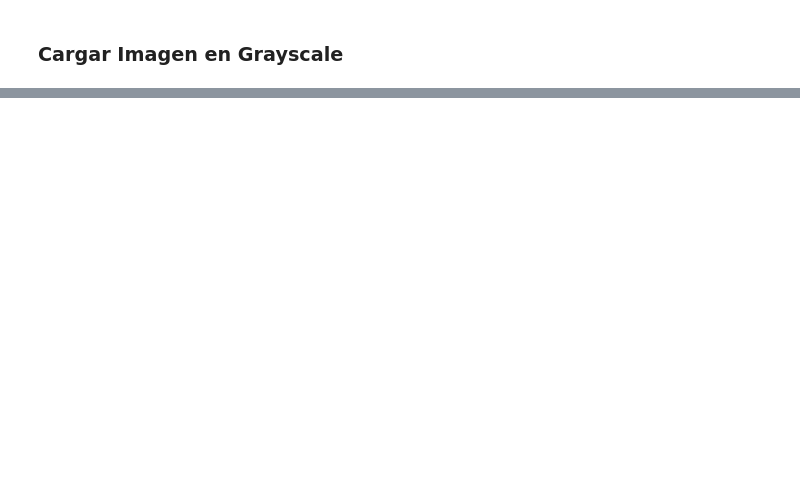
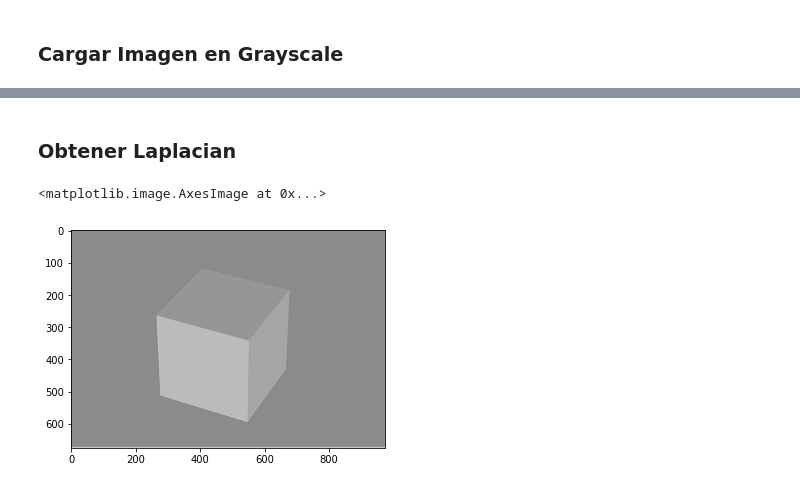
Before and after one commit to JoseNaime/ImageProcessing, a Jupyter notebook: Actividad1.ipynb, the cells around one changed output, grey strips where cells are left out. Saved outputs shown, nothing was run; the diff lists cells and outputs as text; code cells hidden in the pictures; blank space fills up the shorter version.

```diff
--- a/Actividad1.ipynb
+++ b/Actividad1.ipynb
@@ -17,0 +24,35 @@ plt.imshow(img, cmap="gray")
+# %%
+def convolution(img, kernel, padding=1):
+    iRows, iColumns = img.shape
+    kRows, kColumns = kernel.shape
+
+    # [(W−K+2P)/S]+1
+    iColumnsFiltered = int((iColumns - kColumns + 2*padding) + 1)
+    iRowsFiltered = int((iRows - kRows + 2*padding) + 1)
+    response = np.zeros((iRowsFiltered, iColumnsFiltered))
+
+    paddingImg = img
+    if padding != 0:
+        paddingImg = np.zeros(
+            (iRowsFiltered + 2*padding, iColumnsFiltered + 2*padding))
+        # la imagen se incluye dentro de la matriz
+        paddingImg[padding:-padding, padding:-padding] = img
+
+    for i in range(iRowsFiltered - kRows):
+        for j in range(iColumnsFiltered - kColumns):
+                response[i, j] = getKernel(
+                                    paddingImg[i:i + kRows,
+                                    j:j + kColumns],kernel)
+    return response
+# %% [markdown]
+### Obtener Laplacian
+# %%
+kernel = np.array([[0,1,0],
+          [1,-5,1],
+          [0,1,0]])
+
+laplacian = convolution(img, kernel)
+plt.imshow(laplacian, cmap='gray')
+# %% [output]
+<matplotlib.image.AxesImage at 0x...>
+[figure, added]
```
Also changed, not shown: parts of 9 cells of this notebook, 4 other files.
